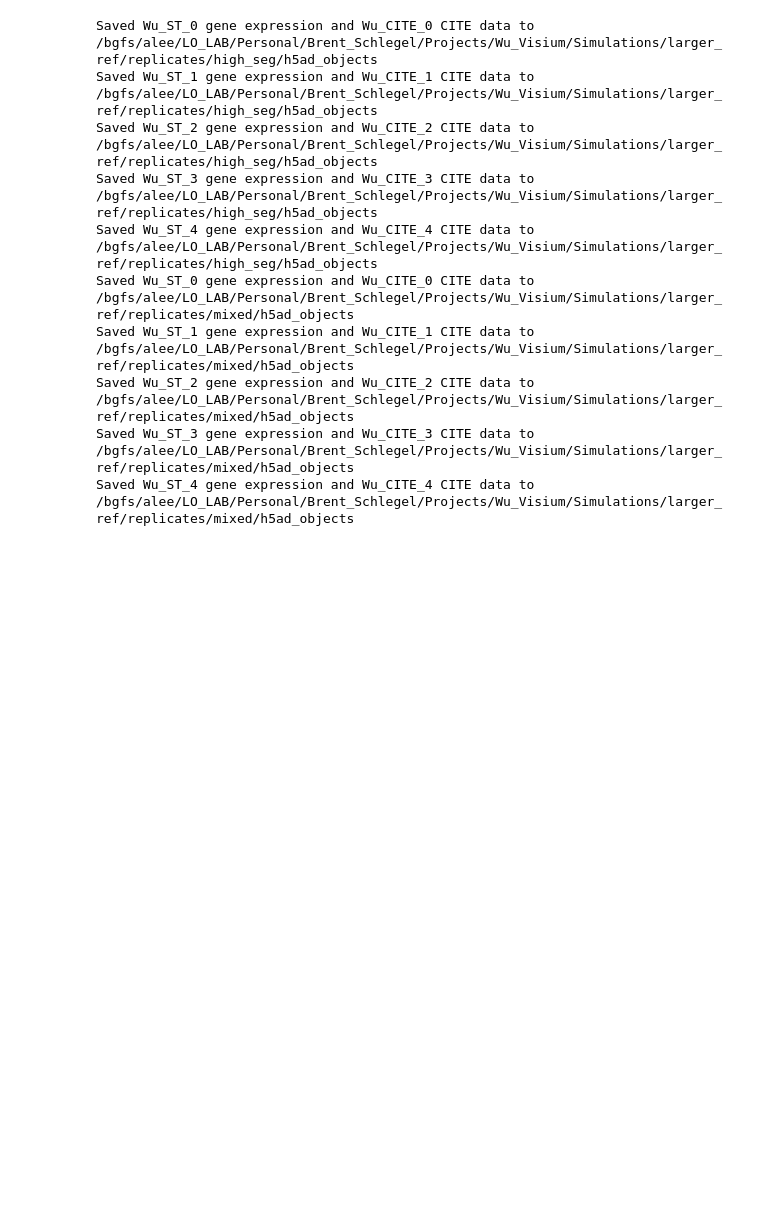
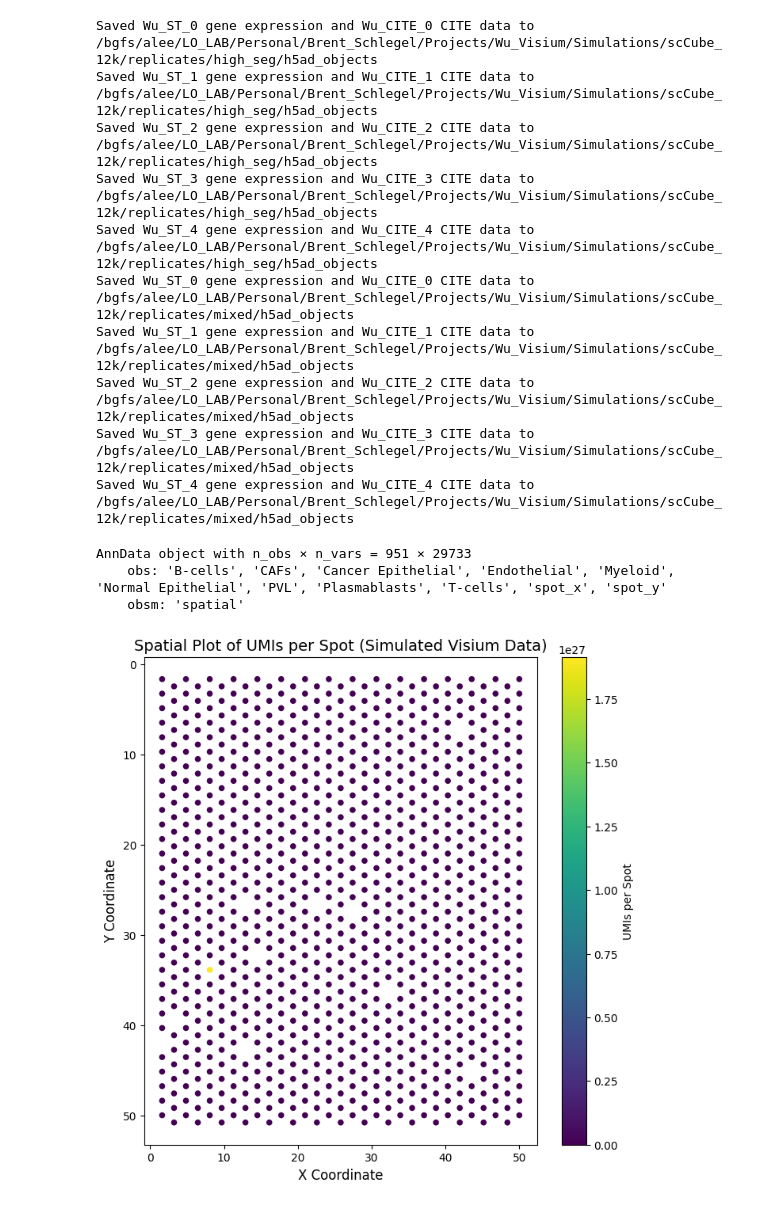
Before and after one commit to leeoesterreich/CITEgeist, a Jupyter notebook: simulation/build_replicate_objects.ipynb, the cells around one changed output. Saved outputs shown, nothing was run; the diff lists cells and outputs as text; code cells hidden in the pictures; blank space fills up the shorter version.

Commit message:
updated simulation code; objects to include both raw and norm + log1p counts

```diff
--- a/simulation/build_replicate_objects.ipynb
+++ b/simulation/build_replicate_objects.ipynb
@@ -2,6 +2,7 @@
 import os
 import pandas as pd
 import scanpy as sc
+import numpy  as np
 
 def generate_anndata_replicates(base_path, output_path):
     """
@@ -46,6 +47,10 @@ def generate_anndata_replicates(base_path, output_path):
         adata_gex.obs = adata_gex.obs.join(cell_type_proportions, how='left')
         adata_cite.obs = adata_cite.obs.join(cell_type_proportions, how='left')
 
+        # Prepare GEX adata
+        adata_gex.X_norm_log1p = adata_gex.X
+        adata_gex.X      = np.expm1(adata_gex.X_norm_log1p).round()
+
         # Save each AnnData object with unique names per replicate
         adata_gex.write(os.path.join(output_path, f"Wu_rep_{i}_GEX.h5ad"))
         adata_cite.write(os.path.join(output_path, f"Wu_rep_{i}_CITE.h5ad"))
@@ -53,7 +58,7 @@ def generate_anndata_replicates(base_path, output_path):
         print(f"Saved Wu_ST_{i} gene expression and Wu_CITE_{i} CITE data to {output_path}")
 
 # Define base path and output path
-base_path = "/bgfs/alee/LO_LAB/Personal/Brent_Schlegel/Projects/Wu_Visium/Simulations/larger_ref/replicates/high_seg/"
+base_path = "/bgfs/alee/LO_LAB/Personal/Brent_Schlegel/Projects/Wu_Visium/Simulations/scCube_12k/replicates/high_seg"
 output_path = os.path.join(base_path, "h5ad_objects")
 
 # Run the function
@@ -61,19 +66,61 @@ generate_anndata_replicates(base_path, output_path)
 
 
 # Define base path and output path
-base_path = "/bgfs/alee/LO_LAB/Personal/Brent_Schlegel/Projects/Wu_Visium/Simulations/larger_ref/replicates/mixed/"
+base_path = "/bgfs/alee/LO_LAB/Personal/Brent_Schlegel/Projects/Wu_Visium/Simulations/scCube_12k/replicates/mixed"
 output_path = os.path.join(base_path, "h5ad_objects")
 
 # Run the function
 generate_anndata_replicates(base_path, output_path)
 # %% [output]
-Saved Wu_ST_0 gene expression and Wu_CITE_0 CITE data to /bgfs/alee/LO_LAB/Personal/Brent_Schlegel/Projects/Wu_Visium/Simulations/larger_ref/replicates/high_seg/h5ad_objects
-Saved Wu_ST_1 gene expression and Wu_CITE_1 CITE data to /bgfs/alee/LO_LAB/Personal/Brent_Schlegel/Projects/Wu_Visium/Simulations/larger_ref/replicates/high_seg/h5ad_objects
-Saved Wu_ST_2 gene expression and Wu_CITE_2 CITE data to /bgfs/alee/LO_LAB/Personal/Brent_Schlegel/Projects/Wu_Visium/Simulations/larger_ref/replicates/high_seg/h5ad_objects
-Saved Wu_ST_3 gene expression and Wu_CITE_3 CITE data to /bgfs/alee/LO_LAB/Personal/Brent_Schlegel/Projects/Wu_Visium/Simulations/larger_ref/replicates/high_seg/h5ad_objects
-Saved Wu_ST_4 gene expression and Wu_CITE_4 CITE data to /bgfs/alee/LO_LAB/Personal/Brent_Schlegel/Projects/Wu_Visium/Simulations/larger_ref/replicates/high_seg/h5ad_objects
-Saved Wu_ST_0 gene expression and Wu_CITE_0 CITE data to /bgfs/alee/LO_LAB/Personal/Brent_Schlegel/Projects/Wu_Visium/Simulations/larger_ref/replicates/mixed/h5ad_objects
-Saved Wu_ST_1 gene expression and Wu_CITE_1 CITE data to /bgfs/alee/LO_LAB/Personal/Brent_Schlegel/Projects/Wu_Visium/Simulations/larger_ref/replicates/mixed/h5ad_objects
-Saved Wu_ST_2 gene expression and Wu_CITE_2 CITE data to /bgfs/alee/LO_LAB/Personal/Brent_Schlegel/Projects/Wu_Visium/Simulations/larger_ref/replicates/mixed/h5ad_objects
-Saved Wu_ST_3 gene expression and Wu_CITE_3 CITE data to /bgfs/alee/LO_LAB/Personal/Brent_Schlegel/Projects/Wu_Visium/Simulations/larger_ref/replicates/mixed/h5ad_objects
-Saved Wu_ST_4 gene expression and Wu_CITE_4 CITE data to /bgfs/alee/LO_LAB/Personal/Brent_Schlegel/Projects/Wu_Visium/Simulations/larger_ref/replicates/mixed/h5ad_objects
+Saved Wu_ST_0 gene expression and Wu_CITE_0 CITE data to /bgfs/alee/LO_LAB/Personal/Brent_Schlegel/Projects/Wu_Visium/Simulations/scCube_12k/replicates/high_seg/h5ad_objects
+Saved Wu_ST_1 gene expression and Wu_CITE_1 CITE data to /bgfs/alee/LO_LAB/Personal/Brent_Schlegel/Projects/Wu_Visium/Simulations/scCube_12k/replicates/high_seg/h5ad_objects
+Saved Wu_ST_2 gene expression and Wu_CITE_2 CITE data to /bgfs/alee/LO_LAB/Personal/Brent_Schlegel/Projects/Wu_Visium/Simulations/scCube_12k/replicates/high_seg/h5ad_objects
+Saved Wu_ST_3 gene expression and Wu_CITE_3 CITE data to /bgfs/alee/LO_LAB/Personal/Brent_Schlegel/Projects/Wu_Visium/Simulations/scCube_12k/replicates/high_seg/h5ad_objects
+Saved Wu_ST_4 gene expression and Wu_CITE_4 CITE data to /bgfs/alee/LO_LAB/Personal/Brent_Schlegel/Projects/Wu_Visium/Simulations/scCube_12k/replicates/high_seg/h5ad_objects
+Saved Wu_ST_0 gene expression and Wu_CITE_0 CITE data to /bgfs/alee/LO_LAB/Personal/Brent_Schlegel/Projects/Wu_Visium/Simulations/scCube_12k/replicates/mixed/h5ad_objects
+Saved Wu_ST_1 gene expression and Wu_CITE_1 CITE data to /bgfs/alee/LO_LAB/Personal/Brent_Schlegel/Projects/Wu_Visium/Simulations/scCube_12k/replicates/mixed/h5ad_objects
+Saved Wu_ST_2 gene expression and Wu_CITE_2 CITE data to /bgfs/alee/LO_LAB/Personal/Brent_Schlegel/Projects/Wu_Visium/Simulations/scCube_12k/replicates/mixed/h5ad_objects
+Saved Wu_ST_3 gene expression and Wu_CITE_3 CITE data to /bgfs/alee/LO_LAB/Personal/Brent_Schlegel/Projects/Wu_Visium/Simulations/scCube_12k/replicates/mixed/h5ad_objects
+Saved Wu_ST_4 gene expression and Wu_CITE_4 CITE data to /bgfs/alee/LO_LAB/Personal/Brent_Schlegel/Projects/Wu_Visium/Simulations/scCube_12k/replicates/mixed/h5ad_objects
+# %%
+import os
+import pandas as pd
+import scanpy as sc
+
+test_1 = sc.read_h5ad("/bgfs/alee/LO_LAB/Personal/Brent_Schlegel/Projects/Wu_Visium/Simulations/scCube_12k/replicates/mixed/h5ad_objects/Wu_rep_0_GEX.h5ad")
+# %%
+test_1
+# %% [output]
+AnnData object with n_obs × n_vars = 951 × 29733
+    obs: 'B-cells', 'CAFs', 'Cancer Epithelial', 'Endothelial', 'Myeloid', 'Normal Epithelial', 'PVL', 'Plasmablasts', 'T-cells', 'spot_x', 'spot_y'
+    obsm: 'spatial'
+# %%
+import numpy as np
+import matplotlib.pyplot as plt
+
+# Calculate inverse log1p of the counts matrix
+test_1.layers["raw_counts"] = np.round(np.exp(test_1.X) - 1)
+
+# Calculate UMIs per spot
+test_1.obs["UMIs_per_spot"] = test_1.layers["raw_counts"].sum(axis=1)
+
+# Spatial plot of UMIs per spot
+if "spatial" in test_1.obsm:
+    spatial_coords = test_1.obsm["spatial"]
+
+    plt.figure(figsize=(8, 8))
+    scatter = plt.scatter(
+        spatial_coords[:, 0], spatial_coords[:, 1],
+        c=test_1.obs["UMIs_per_spot"], cmap="viridis", s=30, edgecolor="none"
+    )
+    plt.colorbar(scatter, label="UMIs per Spot")
+    plt.title("Spatial Plot of UMIs per Spot (Simulated Visium Data)", fontsize=14)
+    plt.xlabel("X Coordinate", fontsize=12)
+    plt.ylabel("Y Coordinate", fontsize=12)
+    plt.gca().invert_yaxis()  # Invert y-axis to match Visium conventions
+    plt.grid(False)
+    plt.show()
+else:
+    print("Spatial coordinates not found in test_1.obsm['spatial'].")
+# %% [output]
+[figure, added]
```
Also changed, not shown: parts of 6 cells of this notebook.
